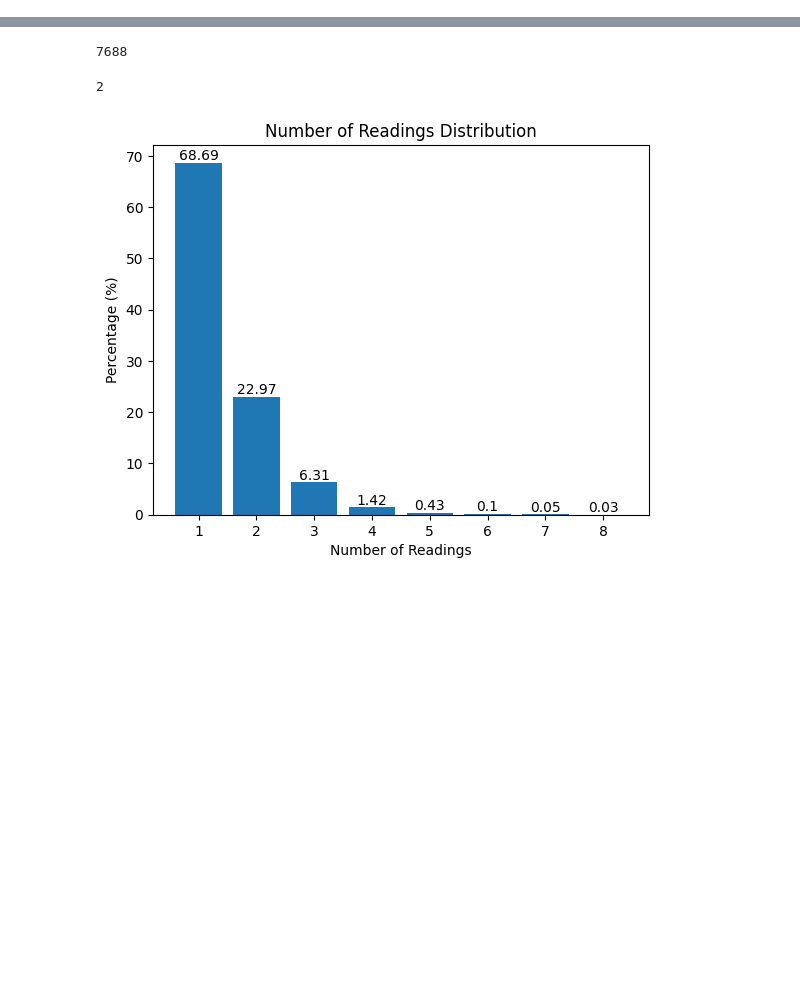
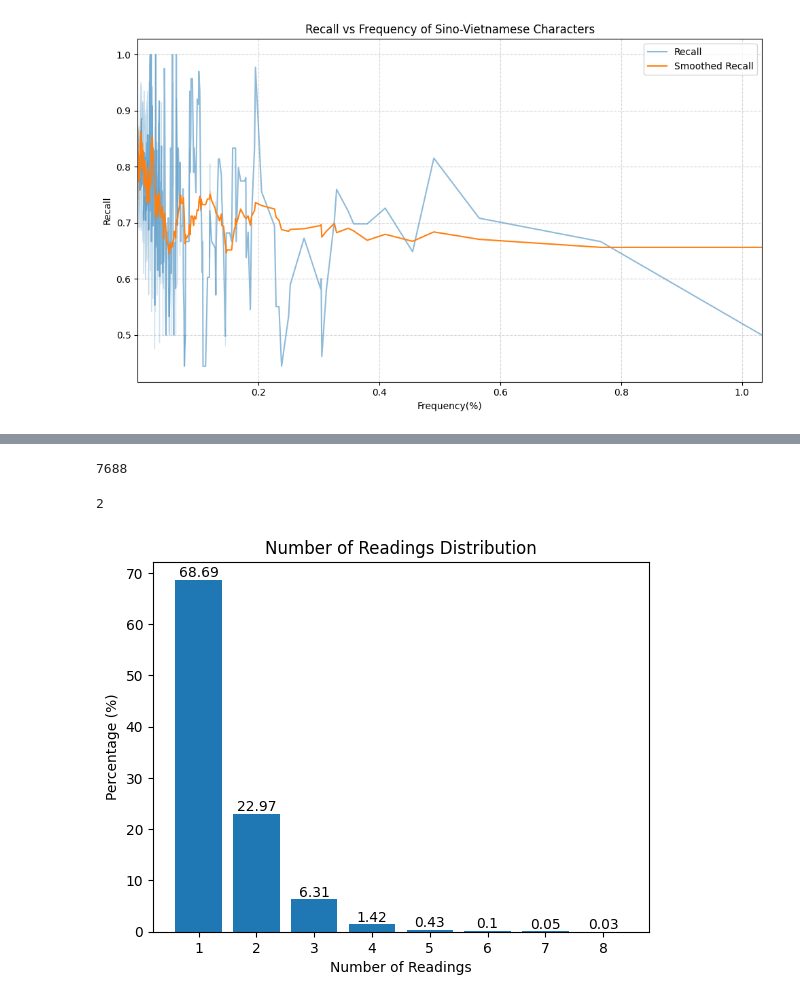
Before and after one commit to LalisaDNN/SinoVietnameseTranscriptionProject, a Jupyter notebook: plot_data.ipynb, the cells around one changed output, grey strips where cells are left out. Cells and saved outputs as stored; diff of their text form; code cells hidden in the pictures; blank space fills up the shorter version.

```diff
--- a/plot_data.ipynb
+++ b/plot_data.ipynb
@@ -0,0 +113,22 @@
+# %%
+# Apply rolling mean for smoothing
+df['recall_100'] = df['recall'].rolling(window=30).mean()  # Adjust window size as needed
+df['recall'] = df['recall'].rolling(window=3).mean()  # Adjust window size as needed
+
+
+# Plotting
+plt.figure(figsize=(10, 6))
+sns.lineplot(x="freq", y="recall", data=df, alpha=0.5, label='Recall').set_xlim([df['freq'].min(), df['freq'].max()])
+sns.lineplot(x="freq", y="recall_100", data=df, label='Smoothed Recall').set_xlim([df['freq'].min(), df['freq'].max()])
+plt.legend()
+
+plt.grid(linestyle='--', alpha=0.5)
+plt.xlabel('Frequency(%)')
+plt.ylabel('Recall')
+plt.title('Recall vs Frequency of Sino-Vietnamese Characters')
+plt.tight_layout()
+save_dir = "G:\OneDrive\OneDrive - Hanoi University of Science and Technology\Research\[24.07.28] Sino-Vietnamese Transcription\Figs"
+plt.savefig(os.path.join(save_dir, f'recall_vs_freq.svg'))
+plt.show()
+# %% [output]
+[figure, added]
```
Also changed, not shown: parts of 7 cells of this notebook, 2 other files.
